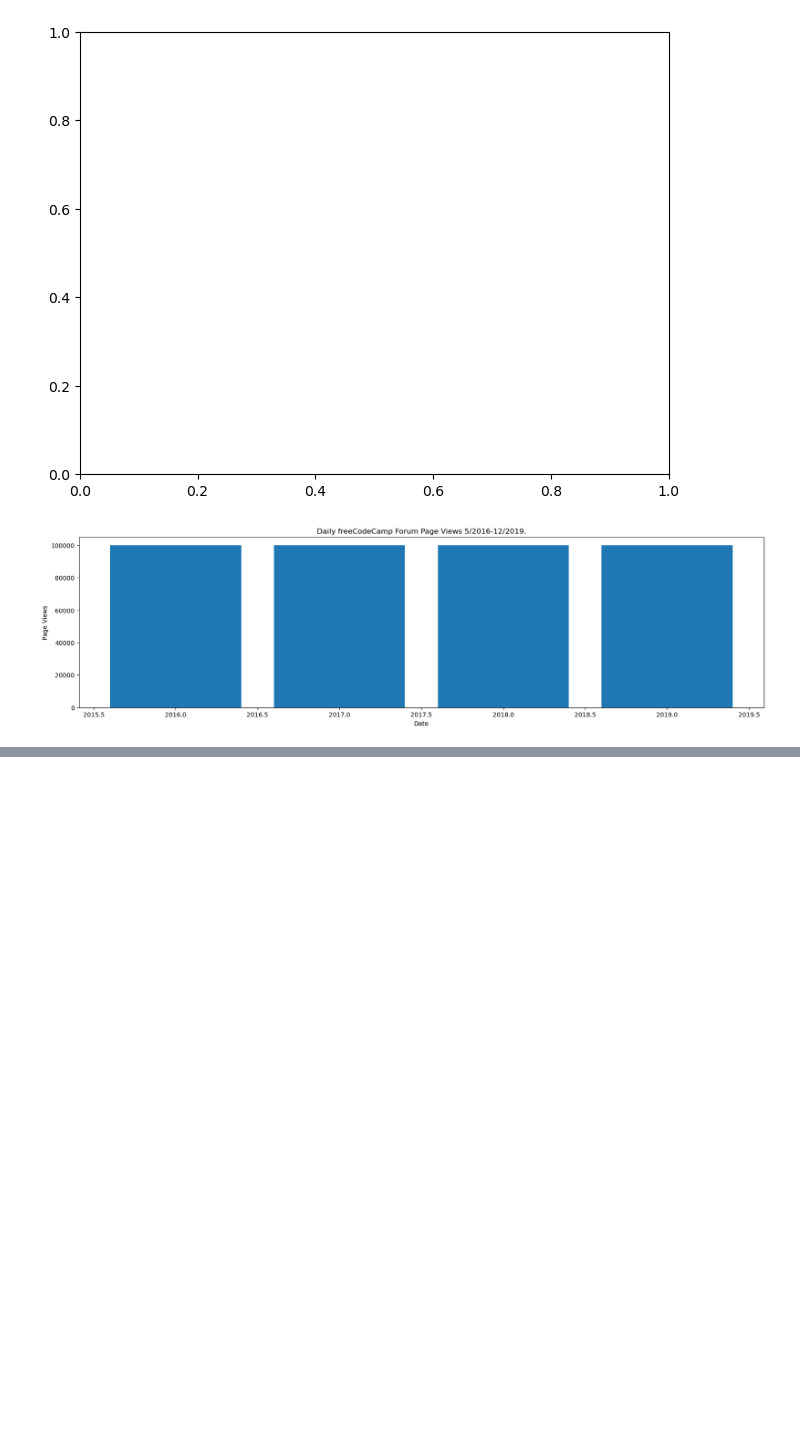
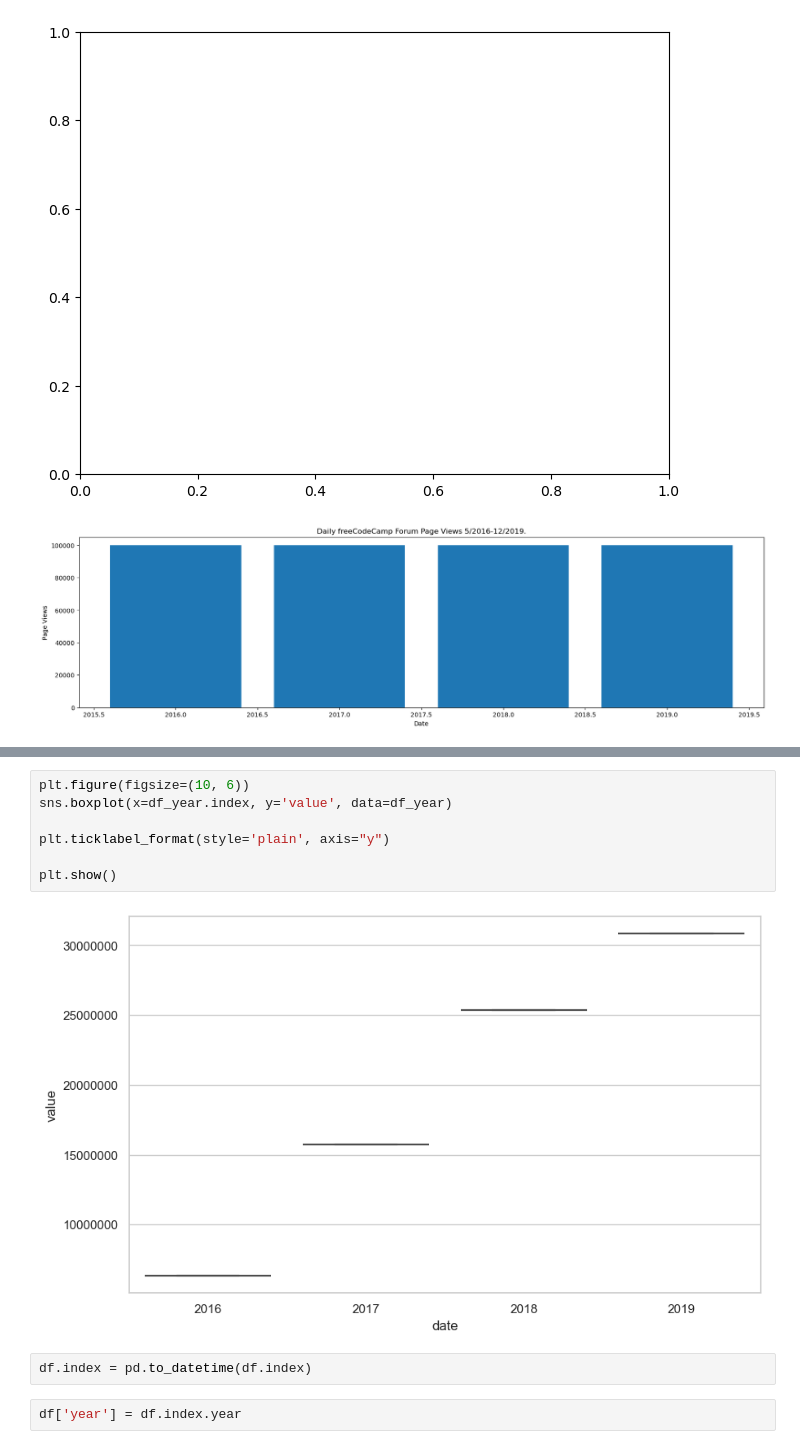
Before and after one commit to OuwaCavern/page-view-time-series-visualizer, a Jupyter notebook: Date Visualizer.ipynb, the cells around one changed output, grey strips where cells are left out. Saved outputs shown, nothing was run; the diff lists cells and outputs as text; blank space fills up the shorter version.

```diff
--- a/Date Visualizer.ipynb
+++ b/Date Visualizer.ipynb
@@ -168,0 +220,13 @@ Text(0.5, 1.0, 'Daily freeCodeCamp Forum Page Views 5/2016-12/2019.')
+# %%
+plt.figure(figsize=(10, 6))
+sns.boxplot(x=df_year.index, y='value', data=df_year)
+
+plt.ticklabel_format(style='plain', axis="y")
+
+plt.show()
+# %% [output]
+[figure, added]
+# %%
+df.index = pd.to_datetime(df.index)
+# %%
+df['year'] = df.index.year
```
Also changed, not shown: parts of 13 cells of this notebook, 4 other files.
